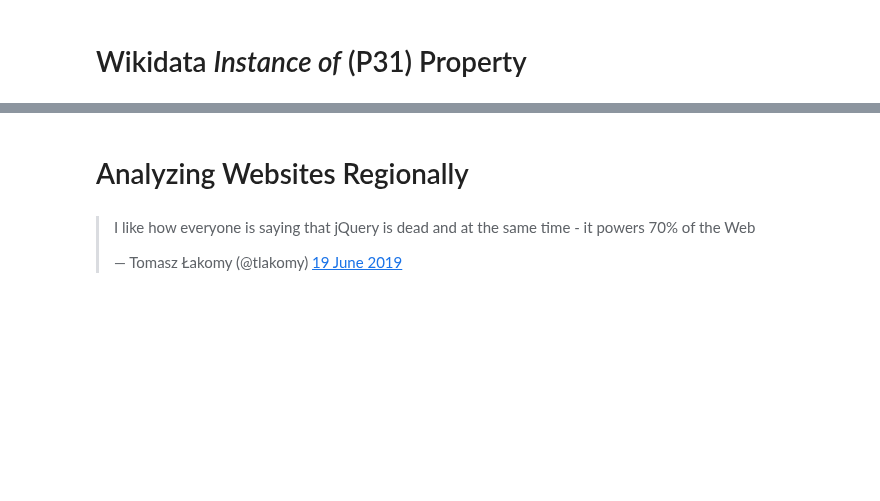
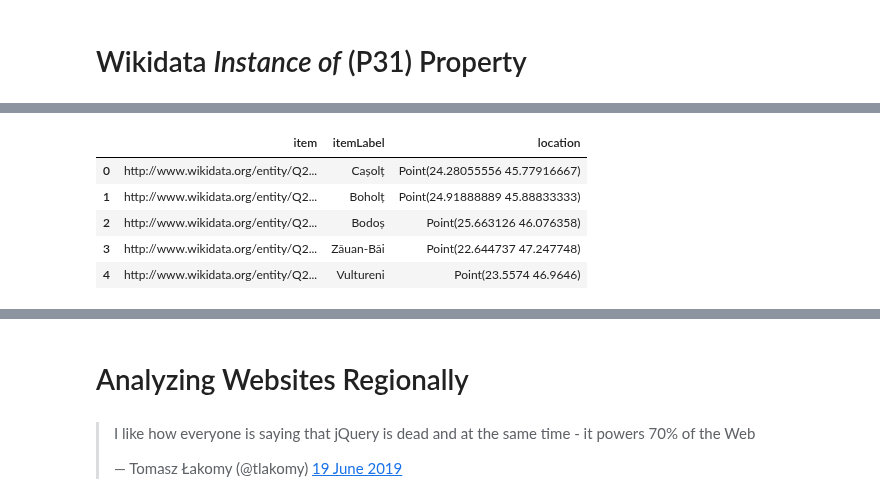
Before and after one commit to njanakiev/slides, a Jupyter notebook: data-science-osm-wikidata/slides.ipynb, the cells around one changed output, grey strips where cells are left out. Drawn from its saved outputs; the diff is of its cells as text; code cells hidden in the pictures; blank space fills up the shorter version.

```diff
--- a/data-science-osm-wikidata/slides.ipynb
+++ b/data-science-osm-wikidata/slides.ipynb
@@ -119,0 +157,22 @@ WHERE {
+# %%
+import sparqldataframe
+
+query = """
+    SELECT ?item ?itemLabel ?location WHERE {
+      ?item wdt:P31 wd:Q532.
+      ?item wdt:P17 wd:Q218.
+      ?item wdt:P625 ?location.
+      SERVICE wikibase:label {
+        bd:serviceParam wikibase:language "[AUTO_LANGUAGE],en".
+      }
+    }"""
+
+df = sparqldataframe.wikidata_query(query)
+df.head()
+# %% [output]
+|  | item | itemLabel | location |
+| 0 | http://www.wikidata.org/entity/Q2... | Cașolț | Point(24.28055556 45.77916667) |
+| 1 | http://www.wikidata.org/entity/Q2... | Boholț | Point(24.91888889 45.88833333) |
+| 2 | http://www.wikidata.org/entity/Q2... | Bodoș | Point(25.663126 46.076358) |
+| 3 | http://www.wikidata.org/entity/Q2... | Zăuan-Băi | Point(22.644737 47.247748) |
+| 4 | http://www.wikidata.org/entity/Q2... | Vultureni | Point(23.5574 46.9646) |
```
Also changed, not shown: parts of 15 cells of this notebook, 5 other files.
